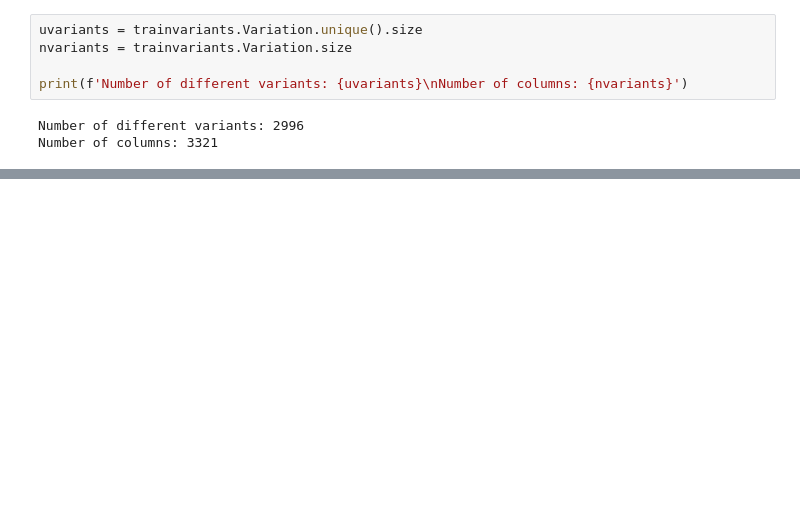
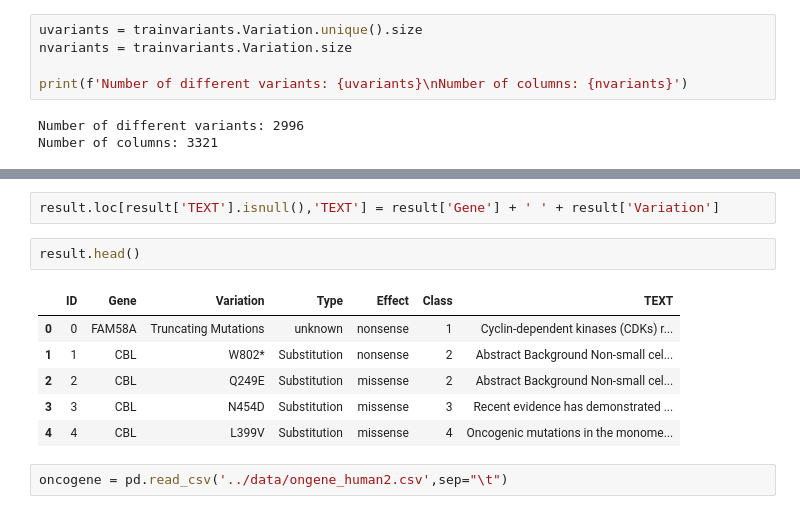
Before and after one commit to Carlosleono/Redefining_Cancer_treatment, a Jupyter notebook: Notebooks/Untitled1 (1).ipynb, the cells around one changed output, grey strips where cells are left out. Saved outputs shown, nothing was run; the diff lists cells and outputs as text; blank space fills up the shorter version.

```diff
--- a/Notebooks/Untitled1 (1).ipynb
+++ b/Notebooks/Untitled1 (1).ipynb
@@ -280,0 +219,13 @@ trainvariants['Gene'][0]
+# %%
+result.loc[result['TEXT'].isnull(),'TEXT'] = result['Gene'] + ' ' + result['Variation']
+# %%
+result.head()
+# %% [output]
+|  | ID | Gene | Variation | Type | Effect | Class | TEXT |
+| 0 | 0 | FAM58A | Truncating Mutations | unknown | nonsense | 1 | Cyclin-dependent kinases (CDKs) r... |
+| 1 | 1 | CBL | W802* | Substitution | nonsense | 2 | Abstract Background Non-small cel... |
+| 2 | 2 | CBL | Q249E | Substitution | missense | 2 | Abstract Background Non-small cel... |
+| 3 | 3 | CBL | N454D | Substitution | missense | 3 | Recent evidence has demonstrated ... |
+| 4 | 4 | CBL | L399V | Substitution | missense | 4 | Oncogenic mutations in the monome... |
+# %%
+oncogene = pd.read_csv('../data/ongene_human2.csv',sep="\t")
```
Also changed, not shown: parts of 33 cells of this notebook, 1 other file.
